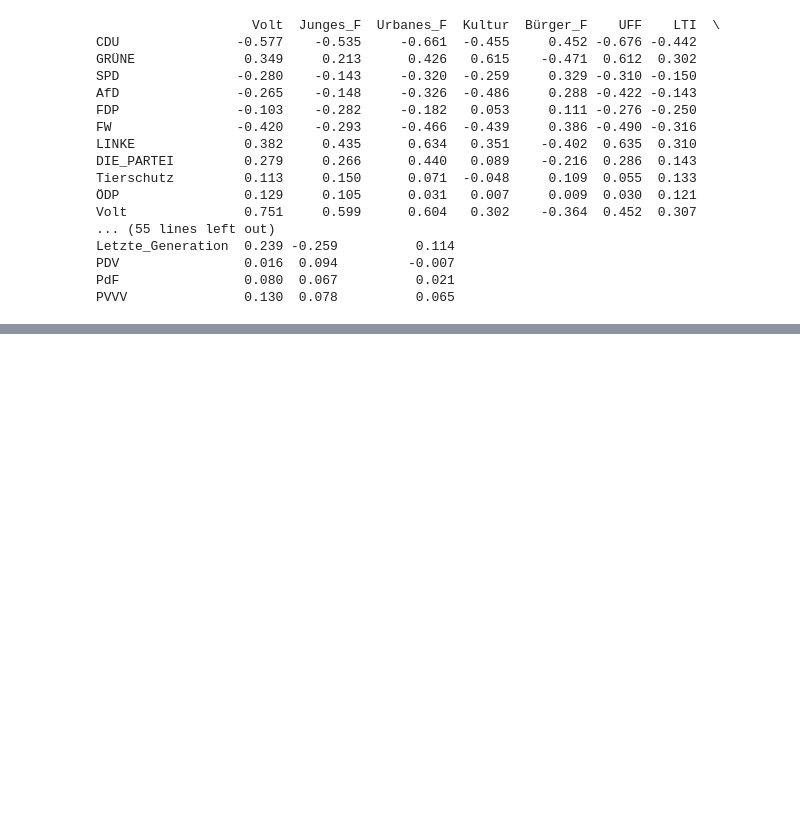
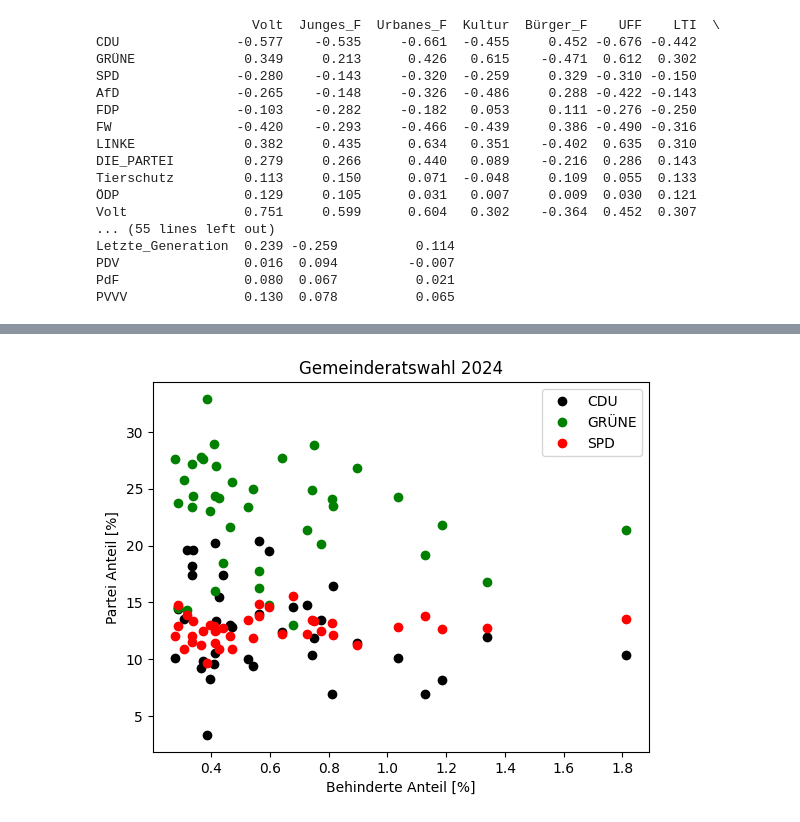
Before and after one commit to tkfritz/Freiburg_wahlen, a Jupyter notebook: Gemeinderatswahl24_Analyse.ipynb, the cells around one changed output, grey strips where cells are left out. Drawn from its saved outputs; the diff is of its cells as text; code cells hidden in the pictures; blank space fills up the shorter version.

```diff
--- a/Gemeinderatswahl24_Analyse.ipynb
+++ b/Gemeinderatswahl24_Analyse.ipynb
@@ -356,0 +407,5 @@ Ingesmat werden die Lager Zuordnungen bestatigt, auch der unklare Status von FL.
+# %%
+mehrere_parteien_scatter(joined,'Behinderte_Anteil',wahl="gem24",parties=['CDU', 'GRÜNE',
+       'SPD'])
+# %% [output]
+[figure, added]
```
Also changed, not shown: parts of 18 cells of this notebook.
